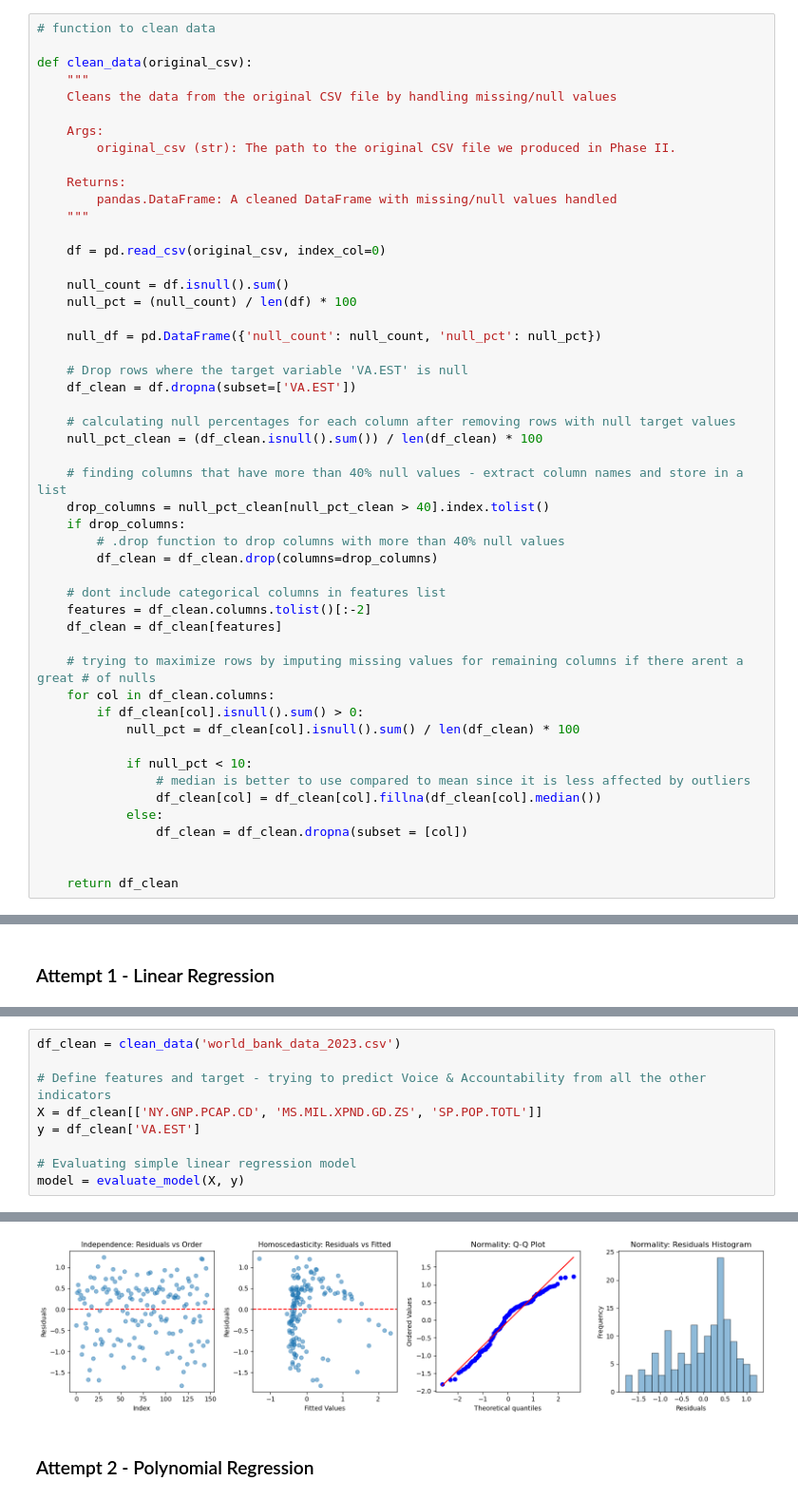
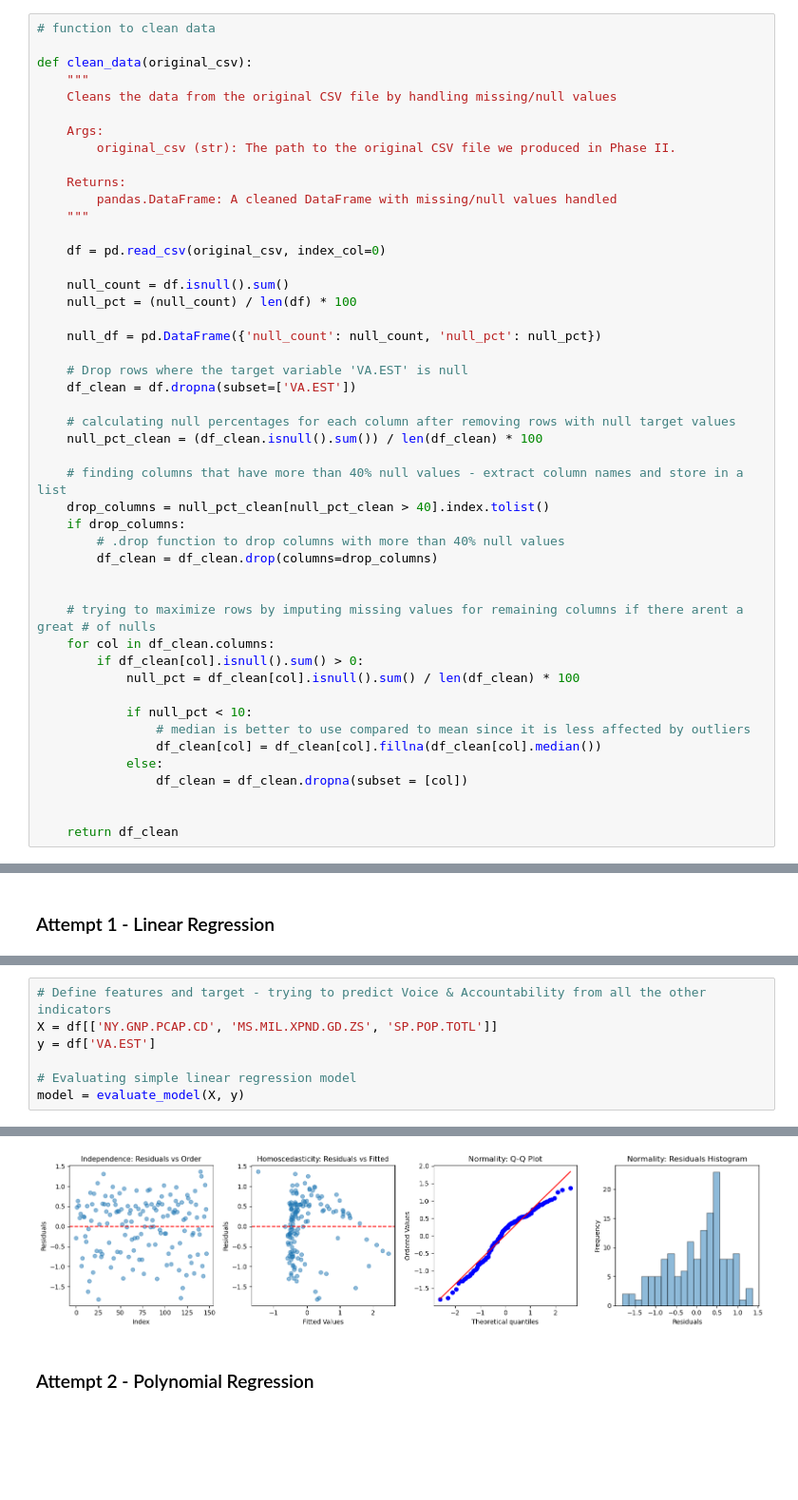
Before and after one commit to c0linhu1/Analyzing-Global-Well-Being-Through-Economic-and-Political-Indicators, a Jupyter notebook: PHASES/PHASE3.ipynb, the cells around one changed output, grey strips where cells are left out. Shown at 95% size. Saved outputs shown, nothing was run; the diff lists cells and outputs as text; blank space fills up the shorter version.

```diff
--- a/PHASES/PHASE3.ipynb
+++ b/PHASES/PHASE3.ipynb
@@ -51,9 +51,6 @@ def clean_data(original_csv):
         # .drop function to drop columns with more than 40% null values
         df_clean = df_clean.drop(columns=drop_columns)
 
-    # dont include categorical columns in features list
-    features = df_clean.columns.tolist()[:-2]
-    df_clean = df_clean[features]
 
     # trying to maximize rows by imputing missing values for remaining columns if there arent a great # of nulls
     for col in df_clean.columns:
@@ -152,11 +152,9 @@ def evaluate_model(X, y):
 
     return model
 # %%
-df_clean = clean_data('world_bank_data_2023.csv')
-
 # Define features and target - trying to predict Voice & Accountability from all the other indicators
-X = df_clean[['NY.GNP.PCAP.CD', 'MS.MIL.XPND.GD.ZS', 'SP.POP.TOTL']]
-y = df_clean['VA.EST']
+X = df[['NY.GNP.PCAP.CD', 'MS.MIL.XPND.GD.ZS', 'SP.POP.TOTL']]
+y = df['VA.EST']
 
 # Evaluating simple linear regression model
 model = evaluate_model(X, y)
@@ -166,4 +164,4 @@ MSE: 0.3628
-[figure, old version]
+[figure, new version]
 # %% [markdown]
 ### Attempt 2 - Polynomial Regression
 # %% [markdown]
```
Also changed, not shown: parts of 4 cells of this notebook.
